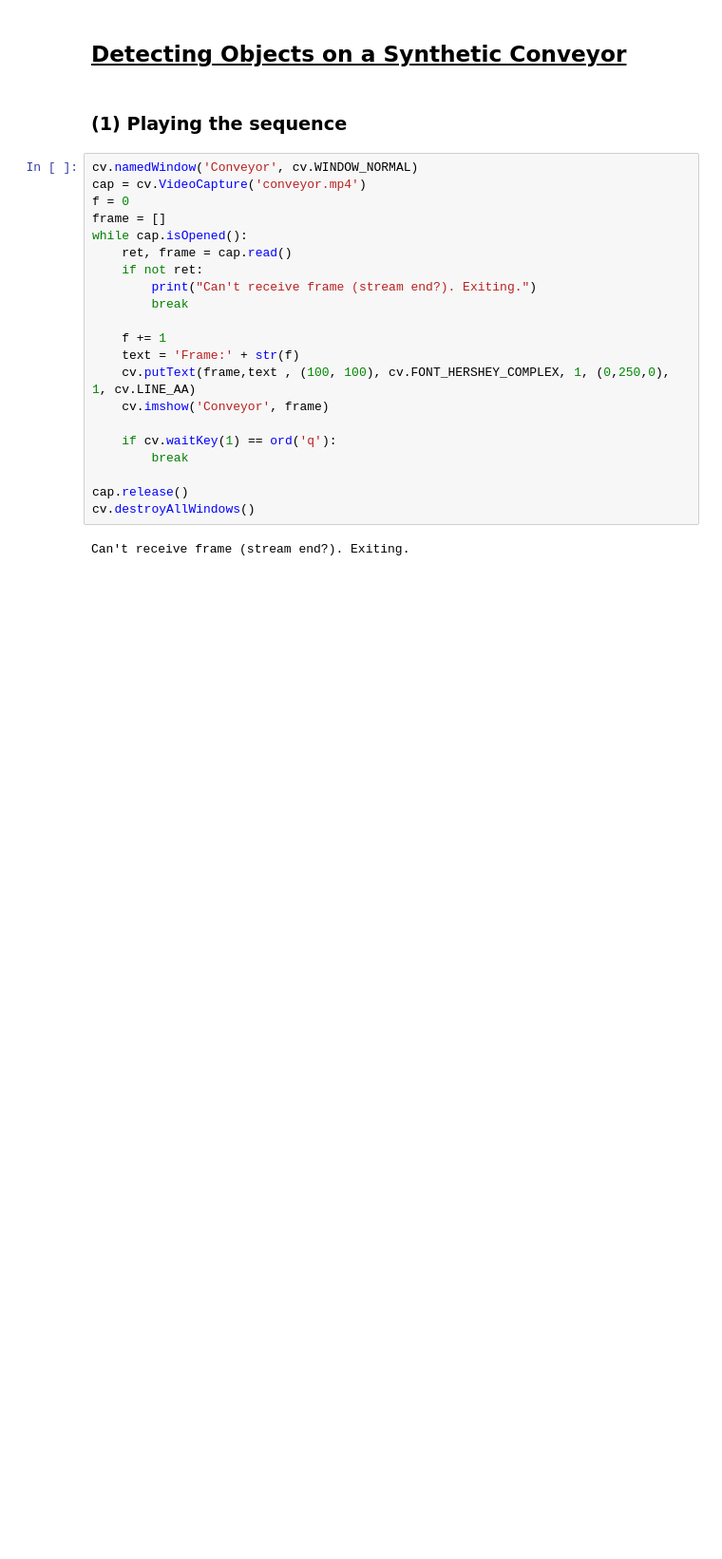
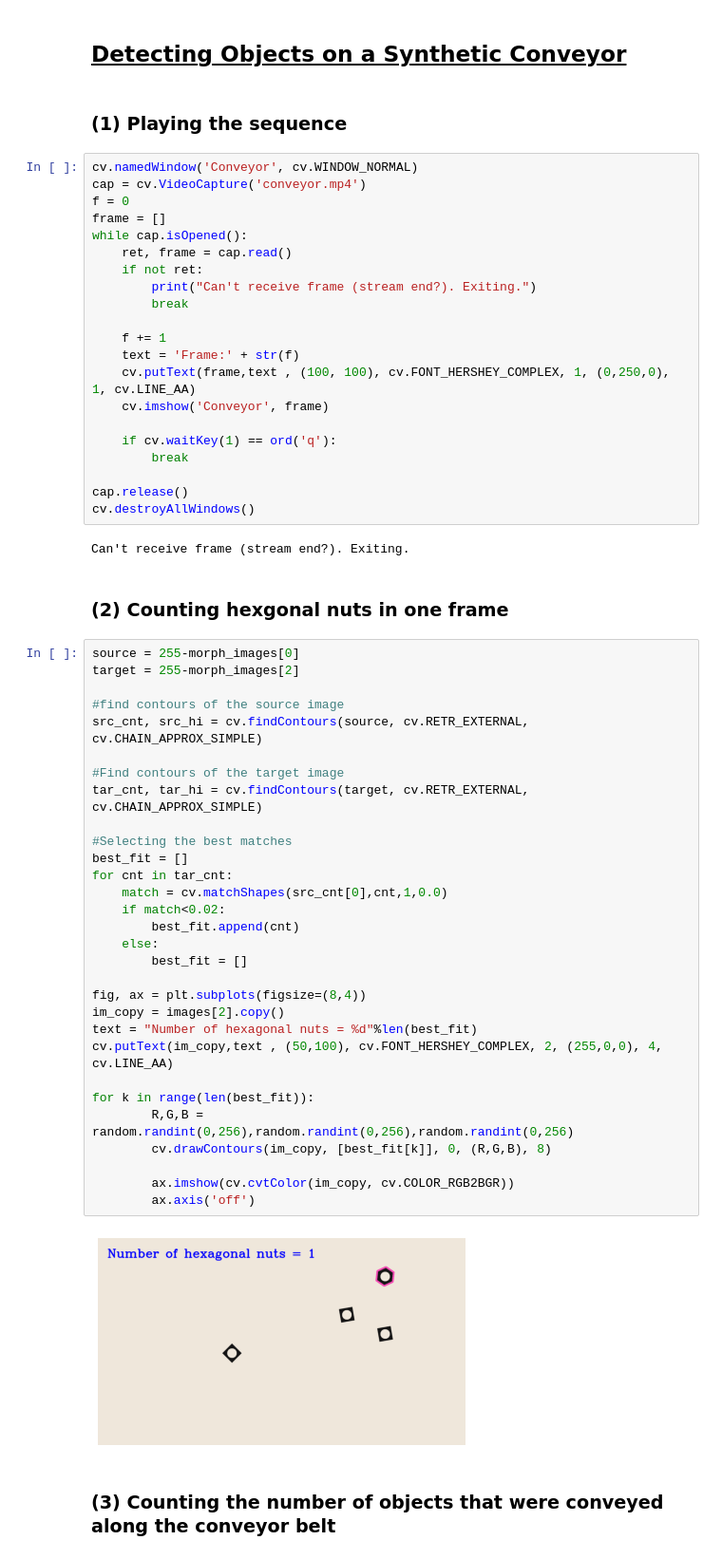
Before and after one commit to vidurawarna/EN2550_CV, a Jupyter notebook: Assignments/Assignment 3/190397E_a03.ipynb, the cells around one changed output. Shown at 95% size. Saved outputs shown, nothing was run; the diff lists cells and outputs as text; blank space fills up the shorter version.

Commit message:
Assignment 3-object counting on one frame done

```diff
--- a/Assignments/Assignment 3/190397E_a03.ipynb
+++ b/Assignments/Assignment 3/190397E_a03.ipynb
@@ -183,3 +173,39 @@ cap.release()
 cv.destroyAllWindows()
 # %% [output]
 Can't receive frame (stream end?). Exiting.
+# %% [markdown]
+### (2) Counting hexgonal nuts in one frame
+# %%
+source = 255-morph_images[0]
+target = 255-morph_images[2]
+
+#find contours of the source image
+src_cnt, src_hi = cv.findContours(source, cv.RETR_EXTERNAL, cv.CHAIN_APPROX_SIMPLE)
+
+#Find contours of the target image
+tar_cnt, tar_hi = cv.findContours(target, cv.RETR_EXTERNAL, cv.CHAIN_APPROX_SIMPLE)
+
+#Selecting the best matches
+best_fit = []
+for cnt in tar_cnt:
+    match = cv.matchShapes(src_cnt[0],cnt,1,0.0)
+    if match<0.02:
+        best_fit.append(cnt)
+    else:
+        best_fit = []
+
+fig, ax = plt.subplots(figsize=(8,4))
+im_copy = images[2].copy()
+text = "Number of hexagonal nuts = %d"%len(best_fit)
+cv.putText(im_copy,text , (50,100), cv.FONT_HERSHEY_COMPLEX, 2, (255,0,0), 4, cv.LINE_AA)
+
+for k in range(len(best_fit)):
+        R,G,B = random.randint(0,256),random.randint(0,256),random.randint(0,256)
+        cv.drawContours(im_copy, [best_fit[k]], 0, (R,G,B), 8)
+
+        ax.imshow(cv.cvtColor(im_copy, cv.COLOR_RGB2BGR))
+        ax.axis('off')
+# %% [output]
+[figure, added]
+# %% [markdown]
+### (3) Counting the number of objects that were conveyed along the conveyor belt
```
Also changed, not shown: parts of 6 cells of this notebook, 13 other files.
